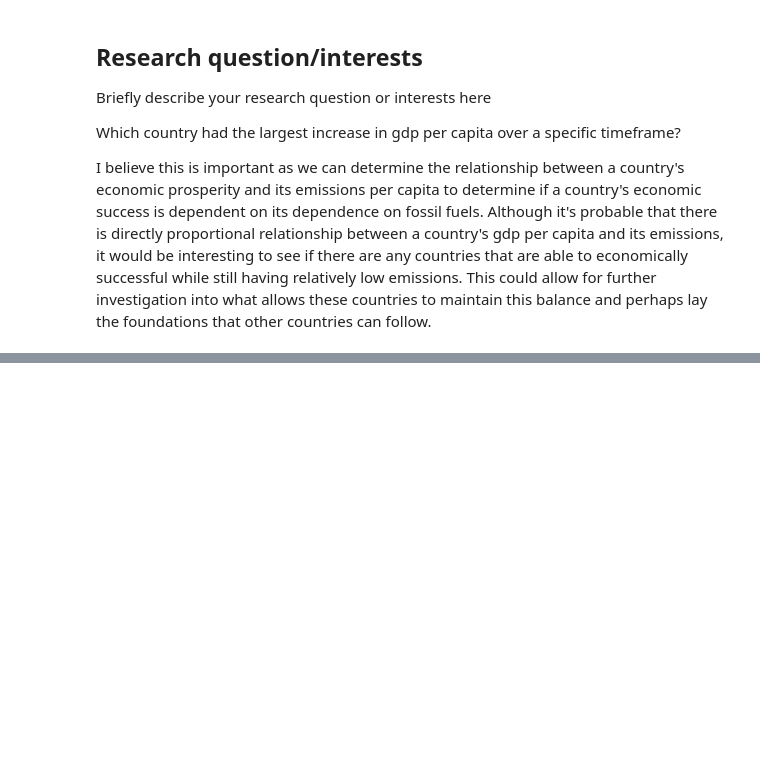
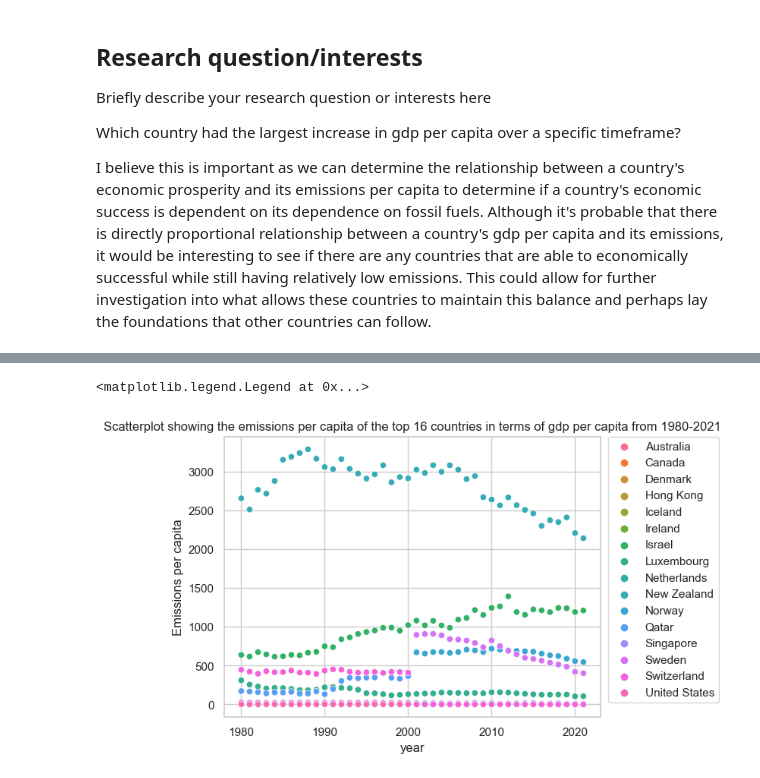
Before and after one commit to ubco-W2022T2-data301/project-group-group42, a Jupyter notebook: analysis/analysisNjabuloDlamini.ipynb, the cells around one changed output, grey strips where cells are left out. Cells and saved outputs as stored; diff of their text form; code cells hidden in the pictures; blank space fills up the shorter version.

```diff
--- a/analysis/analysisNjabuloDlamini.ipynb
+++ b/analysis/analysisNjabuloDlamini.ipynb
@@ -130,0 +96,8 @@ num_DT1
+# %%
+top15countries = ["Luxembourg", "Ireland", "Singapore", "Switzerland", "Norway", "New Zealand", "Iceland", "Qatar", "Australia", "Denmark", "Israel", "Canada", "Hong Kong", "Netherlands",  "Sweden", "United States"]
+df_em = pd.read_csv("../data/raw/owid_emissions.csv") #Emissions dataframe
+mydf = df_em[(df_em['year'] >= 1980)].iloc[:,[0,1,3,4,7,9]].reset_index()
+#mydf = df_em.iloc[:,[0,1,3,4,7,9]].reset_index()
+mydf16 = mydf[mydf["country"].isin(top15countries)].reset_index()
+mydf16['Emissions per capita'] = mydf15['co2']*1000000/mydf['population']
+mydf16
@@ -130,0 +120,7 @@ num_DT1
+# %%
+sns.set_style("whitegrid")
+sns.scatterplot( data = mydf16, y = 'Emissions per capita', x = 'year', hue = 'country').set(title = "Scatterplot showing the emissions per capita of the top 16 countries in terms of gdp per capita from 1980-2021")
+plt.legend(bbox_to_anchor=(1.02, 1), loc='upper left', borderaxespad=0)
+# %% [output]
+<matplotlib.legend.Legend at 0x...>
+[figure, added]
```
Also changed, not shown: parts of 30 cells of this notebook.
